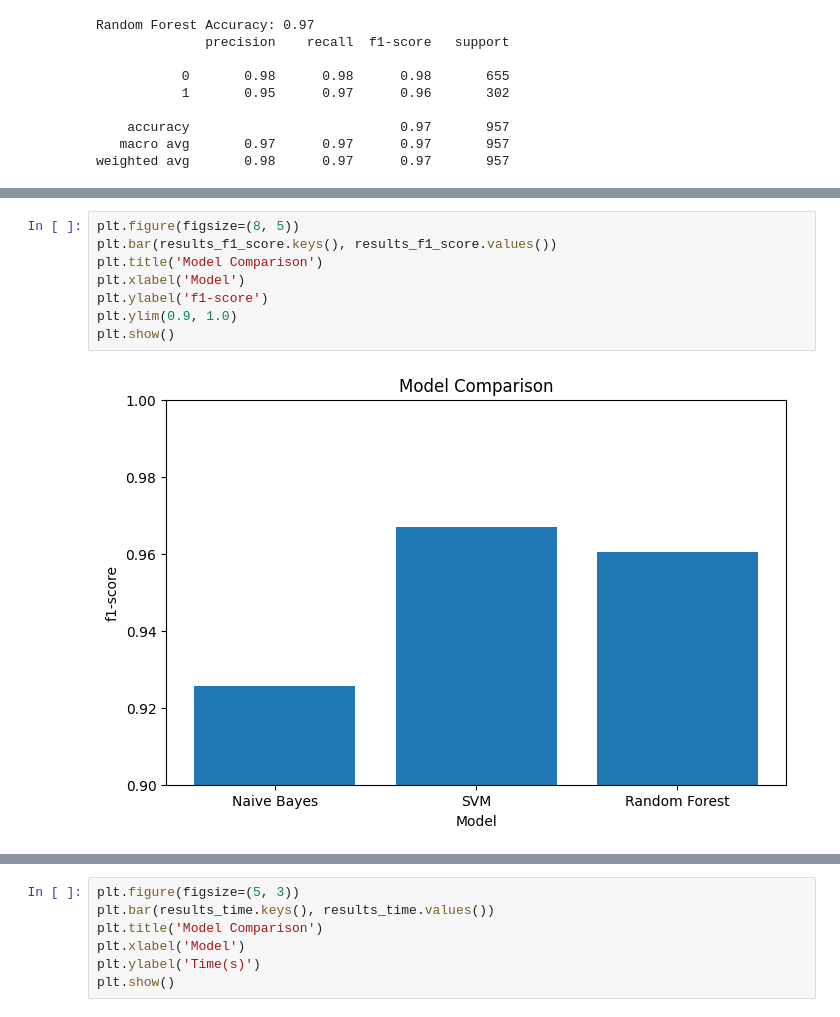
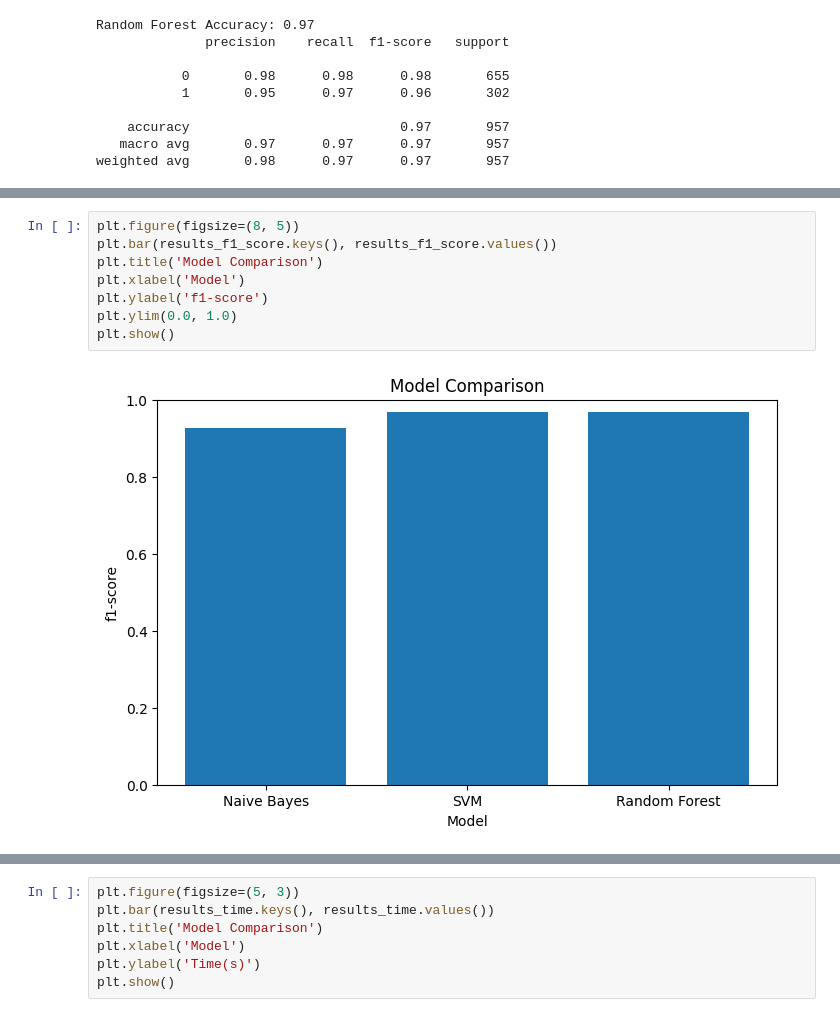
Before and after one commit to Tada-124880/CP_project, a Jupyter notebook: spamemail.ipynb, the cells around one changed output, grey strips where cells are left out. Drawn from its saved outputs; the diff is of its cells as text.

```diff
--- a/spamemail.ipynb
+++ b/spamemail.ipynb
@@ -462,13 +462,13 @@ plt.show()
 # %%
 plt.figure(figsize=(8, 5))
 plt.bar(results_f1_score.keys(), results_f1_score.values())
 plt.title('Model Comparison')
 plt.xlabel('Model')
 plt.ylabel('f1-score')
-plt.ylim(0.9, 1.0)
+plt.ylim(0.0, 1.0)
 plt.show()
 # %% [output]
-[figure, old version]
+[figure, new version]
 # %%
 plt.figure(figsize=(8, 5))
 plt.bar(results_precision.keys(), results_precision.values())
```
Also changed, not shown: parts of 7 cells of this notebook.
